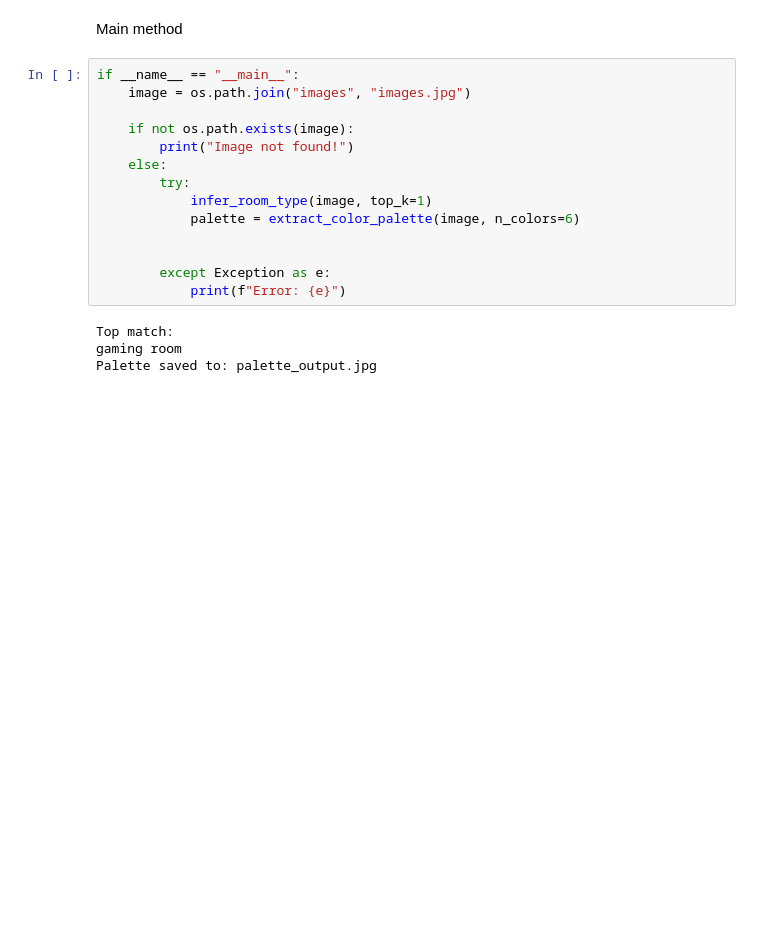
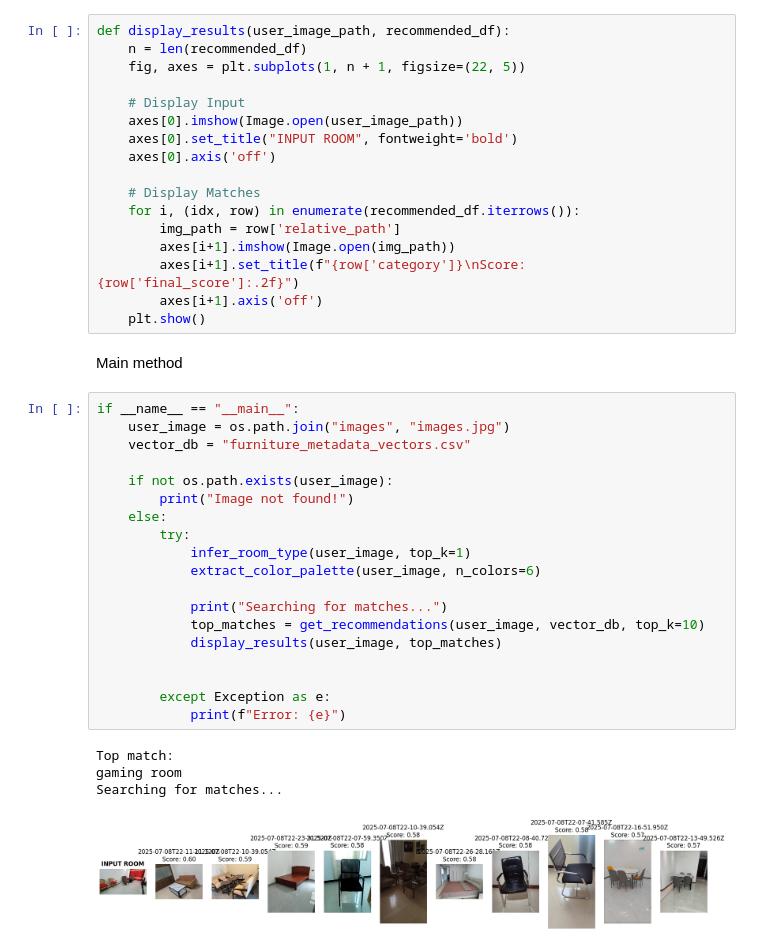
Before and after one commit to LumeoLK/Lumeo-App, a Jupyter notebook: ml/ar_empty_space_recommendation.ipynb, the cells around one changed output. Cells and saved outputs as stored; diff of their text form; blank space fills up the shorter version.

Commit message:
added the code to dislay the recomended images and completed the main method

```diff
--- a/ml/ar_empty_space_recommendation.ipynb
+++ b/ml/ar_empty_space_recommendation.ipynb
@@ -322,23 +324,46 @@ def get_recommendations(user_img_path, vector_csv_path, top_k=5):
     df['final_score'] = (visual_sims * 0.7) + (norm_color_score * 0.3)
 
     return df.sort_values(by='final_score', ascending=False).head(top_k)
+# %%
+def display_results(user_image_path, recommended_df):
+    n = len(recommended_df)
+    fig, axes = plt.subplots(1, n + 1, figsize=(22, 5))
+
+    # Display Input
+    axes[0].imshow(Image.open(user_image_path))
+    axes[0].set_title("INPUT ROOM", fontweight='bold')
+    axes[0].axis('off')
+
+    # Display Matches
+    for i, (idx, row) in enumerate(recommended_df.iterrows()):
+        img_path = row['relative_path']
+        axes[i+1].imshow(Image.open(img_path))
+        axes[i+1].set_title(f"{row['category']}\nScore: {row['final_score']:.2f}")
+        axes[i+1].axis('off')
+    plt.show()
 # %% [markdown]
 Main method
 # %%
 if __name__ == "__main__":
-    image = os.path.join("images", "images.jpg")
+    user_image = os.path.join("images", "images.jpg")
+    vector_db = "furniture_metadata_vectors.csv"
 
-    if not os.path.exists(image):
+    if not os.path.exists(user_image):
         print("Image not found!")
     else:
         try:
-            infer_room_type(image, top_k=1)
-            palette = extract_color_palette(image, n_colors=6)
+            infer_room_type(user_image, top_k=1)
+            extract_color_palette(user_image, n_colors=6)
+
+            print("Searching for matches...")
+            top_matches = get_recommendations(user_image, vector_db, top_k=10)
+            display_results(user_image, top_matches)
 
 
         except Exception as e:
             print(f"Error: {e}")
 # %% [output]
 Top match:
 gaming room
-Palette saved to: palette_output.jpg
+Searching for matches...
+[figure, added]
```
Also changed, not shown: parts of 2 cells of this notebook.
